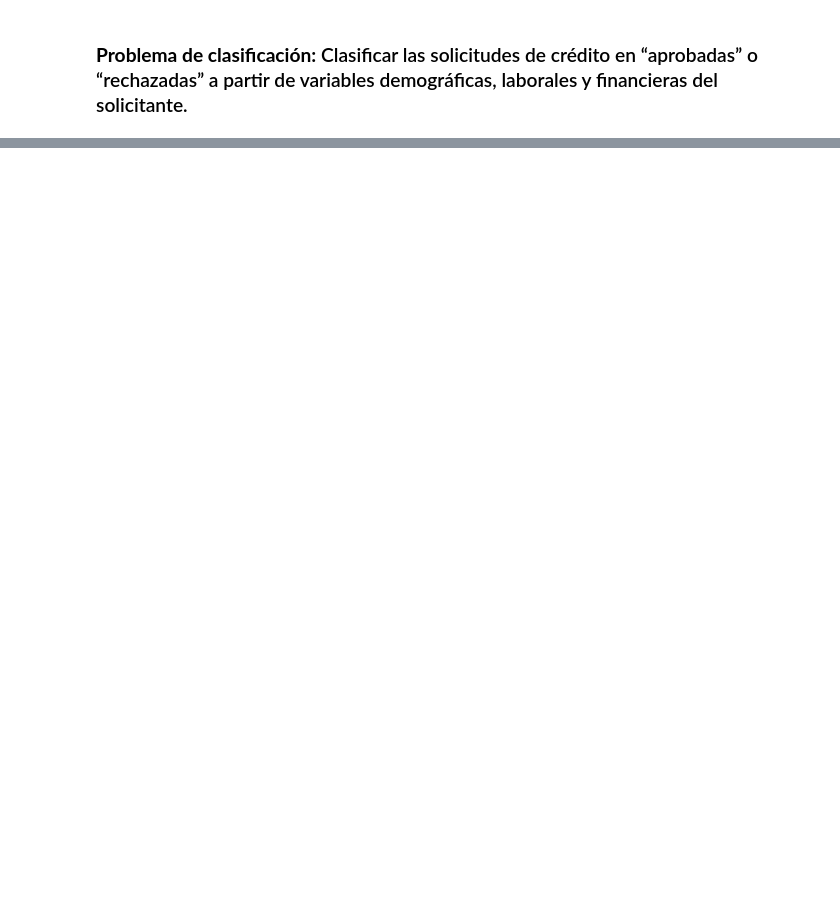
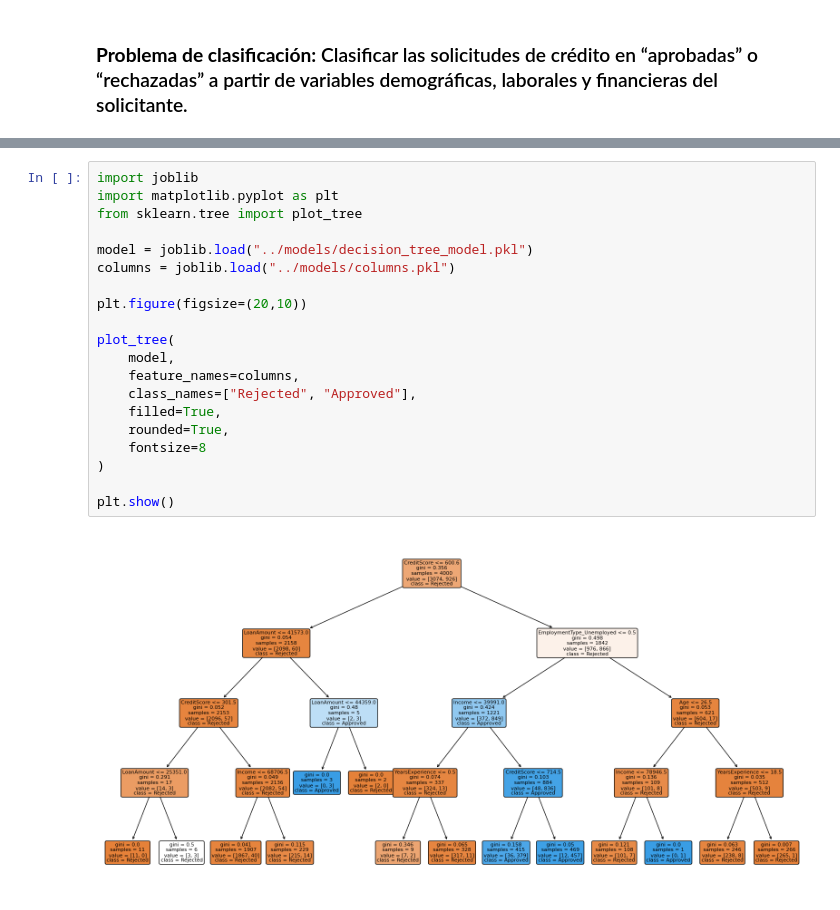
Before and after one commit to JAVHLAB/proyecto_clasificacion, a Jupyter notebook: notebooks/presentacxion.ipynb, the cells around one changed output, grey strips where cells are left out. Saved outputs shown, nothing was run; the diff lists cells and outputs as text; blank space fills up the shorter version.

```diff
--- a/notebooks/presentacxion.ipynb
+++ b/notebooks/presentacxion.ipynb
@@ -22,0 +44,22 @@ df.head()
+# %%
+import joblib
+import matplotlib.pyplot as plt
+from sklearn.tree import plot_tree
+
+model = joblib.load("../models/decision_tree_model.pkl")
+columns = joblib.load("../models/columns.pkl")
+
+plt.figure(figsize=(20,10))
+
+plot_tree(
+    model,
+    feature_names=columns,
+    class_names=["Rejected", "Approved"],
+    filled=True,
+    rounded=True,
+    fontsize=8
+)
+
+plt.show()
+# %% [output]
+[figure, added]
```
Also changed, not shown: parts of 3 cells of this notebook, 1 other file.
